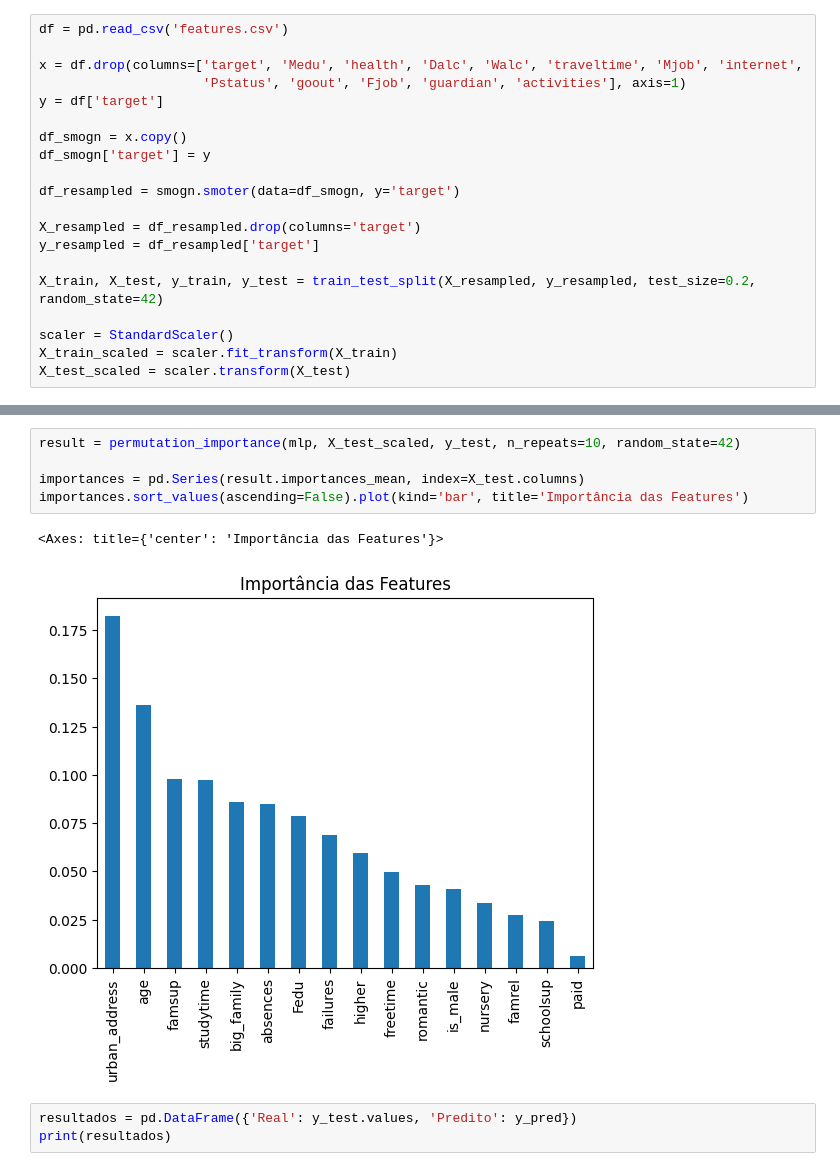
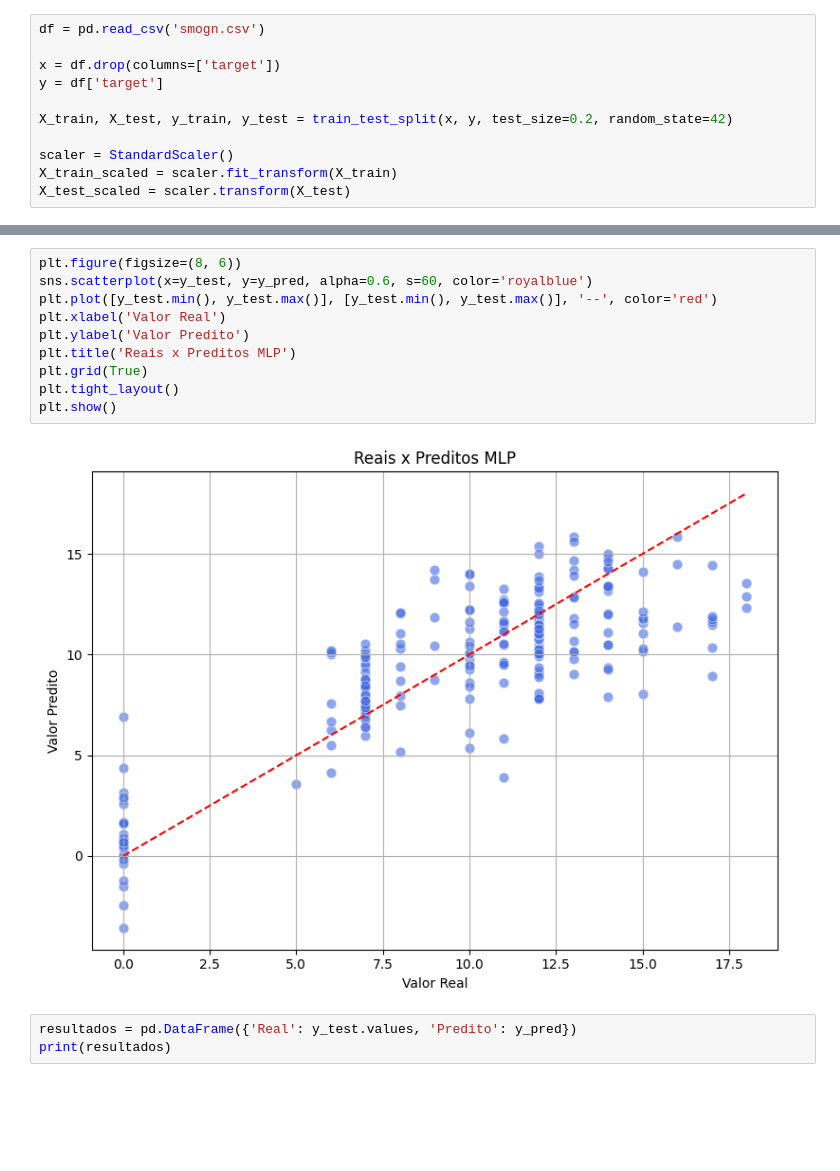
Before and after one commit to vitkenji/student-performance-regressor, a Jupyter notebook: regression-models/mlp_regressor.ipynb, the cells around one changed output, grey strips where cells are left out. Cells and saved outputs as stored; diff of their text form; blank space fills up the shorter version.

```diff
--- a/regression-models/mlp_regressor.ipynb
+++ b/regression-models/mlp_regressor.ipynb
@@ -9,19 +12,10 @@ import smogn
 # %%
-df = pd.read_csv('features.csv')
+df = pd.read_csv('smogn.csv')
 
-x = df.drop(columns=['target', 'Medu', 'health', 'Dalc', 'Walc', 'traveltime', 'Mjob', 'internet',
-                     'Pstatus', 'goout', 'Fjob', 'guardian', 'activities'], axis=1)
+x = df.drop(columns=['target'])
 y = df['target']
 
-df_smogn = x.copy()
-df_smogn['target'] = y
-
-df_resampled = smogn.smoter(data=df_smogn, y='target')
-
-X_resampled = df_resampled.drop(columns='target')
-y_resampled = df_resampled['target']
-
-X_train, X_test, y_train, y_test = train_test_split(X_resampled, y_resampled, test_size=0.2, random_state=42)
+X_train, X_test, y_train, y_test = train_test_split(x, y, test_size=0.2, random_state=42)
 
 scaler = StandardScaler()
 X_train_scaled = scaler.fit_transform(X_train)
@@ -59,11 +59,15 @@ Teste  -> MSE: 11.1889, R²: 0.5435
 # %%
-result = permutation_importance(mlp, X_test_scaled, y_test, n_repeats=10, random_state=42)
-
-importances = pd.Series(result.importances_mean, index=X_test.columns)
-importances.sort_values(ascending=False).plot(kind='bar', title='Importância das Features')
+plt.figure(figsize=(8, 6))
+sns.scatterplot(x=y_test, y=y_pred, alpha=0.6, s=60, color='royalblue')
+plt.plot([y_test.min(), y_test.max()], [y_test.min(), y_test.max()], '--', color='red')
+plt.xlabel('Valor Real')
+plt.ylabel('Valor Predito')
+plt.title('Reais x Preditos MLP')
+plt.grid(True)
+plt.tight_layout()
+plt.show()
 # %% [output]
-<Axes: title={'center': 'Importância das Features'}>
-[figure, old version]
+[figure, new version]
 # %%
 resultados = pd.DataFrame({'Real': y_test.values, 'Predito': y_pred})
 print(resultados)
```
Also changed, not shown: parts of 3 cells of this notebook, 13 other files.
